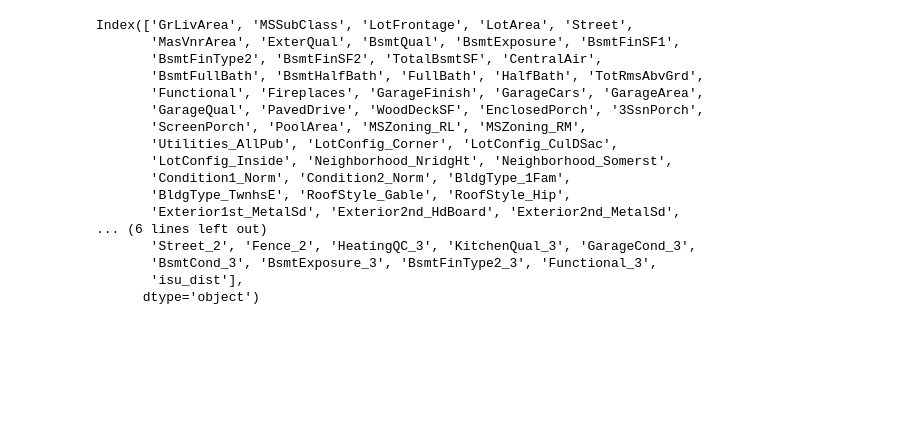
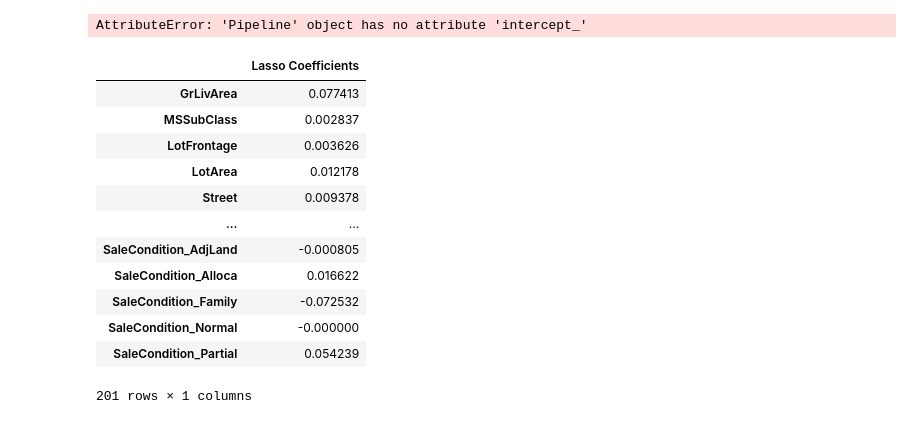
Before and after one commit to evan-kiolbassa/Ames_Housing_Project, a Jupyter notebook: Regression Models/Ames Optimized Lasso.ipynb, the cells around one changed output. Cells and saved outputs as stored; diff of their text form; code cells hidden in the pictures; blank space fills up the shorter version.

```diff
--- a/Regression Models/Ames Optimized Lasso.ipynb
+++ b/Regression Models/Ames Optimized Lasso.ipynb
@@ -87,15 +24,0 @@ X = X.apply(lambda x: x + 2)
-# %%
-model = linear_model.Lasso()
-params = {'alpha': np.linspace(1e-12,0.1)}
-random_cv = RandomizedSearchCV(model, params, cv = 3,refit = 'neg_mean_squared_error', n_iter = 200,
-                               scoring=['neg_mean_squared_error',
-                                        'neg_mean_absolute_error',
-                                        'r2'], n_jobs = -1)
-
-lasso = Pipeline([
-                  ('box-cox', PowerTransformer(method = 'box-cox')),
-                  ('robust', RobustScaler()),
-                  ('grid_cv', random_cv)
- ])
-
-lasso.fit(X,y)
@@ -167,0 +73,2 @@ px.line(cross_validation, x = 'param_alpha', y = 'mean_test_r2',
+# %%
+X, y = regression_preprocessing()
@@ -240,3 +207,23 @@ px.line(grid_validation, x = 'param_alpha', y = 'mean_test_neg_mean_squared_erro
+# %%
+10**grid_cv.best_estimator_['model'].intercept_
+# %% [output]
+AttributeError: 'Pipeline' object has no attribute 'intercept_'
 # %%
-lasso_coefs = pd.DataFrame(grid_cv.best_estimator_.coef_,index = X.columns, columns = ['Lasso Coefficients'])
+lasso_coefs = pd.DataFrame(grid_cv.best_estimator_['model'].coef_, columns = ['Lasso Coefficients'],index = X.columns)
+# %%
+lasso_coefs
+# %% [output]
+|  | Lasso Coefficients |
+| GrLivArea | 0.077413 |
+| MSSubClass | 0.002837 |
+| LotFrontage | 0.003626 |
+| LotArea | 0.012178 |
+| Street | 0.009378 |
+| ... | ... |
+| SaleCondition_AdjLand | -0.000805 |
+| SaleCondition_Alloca | 0.016622 |
+| SaleCondition_Family | -0.072532 |
+| SaleCondition_Normal | -0.000000 |
+| SaleCondition_Partial | 0.054239 |
+201 rows × 1 columns
 # %%
@@ -244,23 +231,3 @@ optimized_lasso_coefs = 10 ** lasso_coefs[lasso_coefs['Lasso Coefficients'] > 0]
-# %%
-optimized_lasso_coefs.index
-# %% [output]
-Index(['GrLivArea', 'MSSubClass', 'LotFrontage', 'LotArea', 'Street',
-       'MasVnrArea', 'ExterQual', 'BsmtQual', 'BsmtExposure', 'BsmtFinSF1',
-       'BsmtFinType2', 'BsmtFinSF2', 'TotalBsmtSF', 'CentralAir',
-       'BsmtFullBath', 'BsmtHalfBath', 'FullBath', 'HalfBath', 'TotRmsAbvGrd',
-       'Functional', 'Fireplaces', 'GarageFinish', 'GarageCars', 'GarageArea',
-       'GarageQual', 'PavedDrive', 'WoodDeckSF', 'EnclosedPorch', '3SsnPorch',
-       'ScreenPorch', 'PoolArea', 'MSZoning_RL', 'MSZoning_RM',
-       'Utilities_AllPub', 'LotConfig_Corner', 'LotConfig_CulDSac',
-       'LotConfig_Inside', 'Neighborhood_NridgHt', 'Neighborhood_Somerst',
-       'Condition1_Norm', 'Condition2_Norm', 'BldgType_1Fam',
-       'BldgType_TwnhsE', 'RoofStyle_Gable', 'RoofStyle_Hip',
-       'Exterior1st_MetalSd', 'Exterior2nd_HdBoard', 'Exterior2nd_MetalSd',
-... (6 lines left out)
-       'Street_2', 'Fence_2', 'HeatingQC_3', 'KitchenQual_3', 'GarageCond_3',
-       'BsmtCond_3', 'BsmtExposure_3', 'BsmtFinType2_3', 'Functional_3',
-       'isu_dist'],
-      dtype='object')
 # %%
 coefs = px.bar(optimized_lasso_coefs,
              y = optimized_lasso_coefs.index,
```
Also changed, not shown: parts of 31 cells of this notebook.
